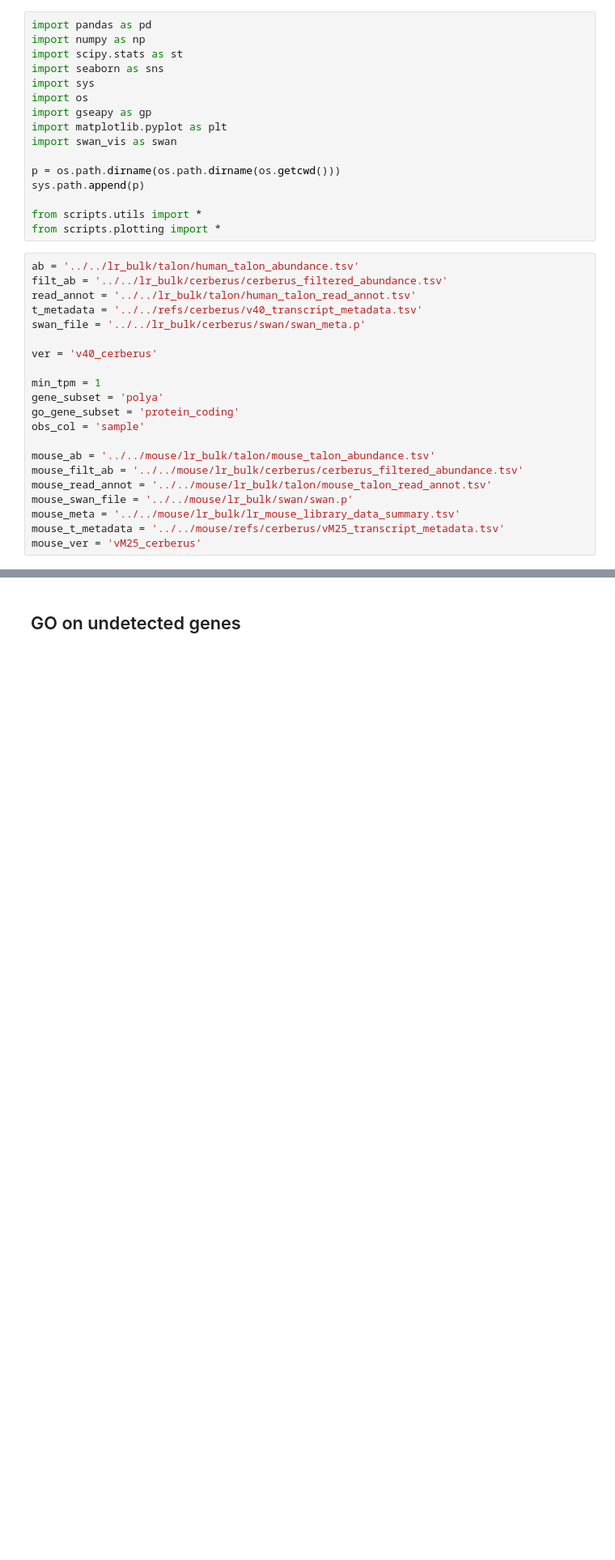
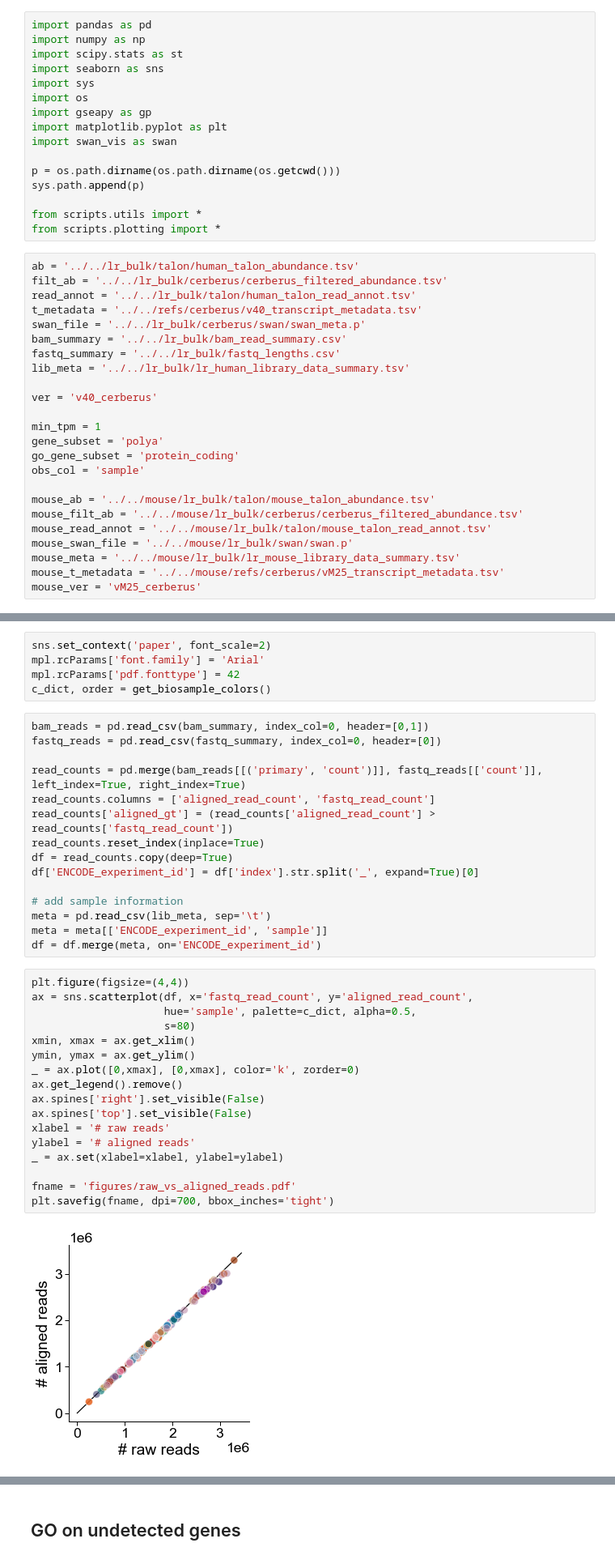
Before and after one commit to fairliereese/rnawg, a Jupyter notebook: figures/fig_s2_overview/fig_s2.ipynb, the cells around one changed output, grey strips where cells are left out. Shown at 81% size. Cells and saved outputs as stored; diff of their text form; blank space fills up the shorter version.

Commit message:
update w/ qc plots

```diff
--- a/figures/fig_s2_overview/fig_s2.ipynb
+++ b/figures/fig_s2_overview/fig_s2.ipynb
@@ -20,6 +20,9 @@ filt_ab = '../../lr_bulk/cerberus/cerberus_filtered_abundance.tsv'
 read_annot = '../../lr_bulk/talon/human_talon_read_annot.tsv'
 t_metadata = '../../refs/cerberus/v40_transcript_metadata.tsv'
 swan_file = '../../lr_bulk/cerberus/swan/swan_meta.p'
+bam_summary = '../../lr_bulk/bam_read_summary.csv'
+fastq_summary = '../../lr_bulk/fastq_lengths.csv'
+lib_meta = '../../lr_bulk/lr_human_library_data_summary.tsv'
 
 ver = 'v40_cerberus'
 
@@ -37,0 +43,39 @@ mouse_ver = 'vM25_cerberus'
+# %%
+sns.set_context('paper', font_scale=2)
+mpl.rcParams['font.family'] = 'Arial'
+mpl.rcParams['pdf.fonttype'] = 42
+c_dict, order = get_biosample_colors()
+# %%
+bam_reads = pd.read_csv(bam_summary, index_col=0, header=[0,1])
+fastq_reads = pd.read_csv(fastq_summary, index_col=0, header=[0])
+
+read_counts = pd.merge(bam_reads[[('primary', 'count')]], fastq_reads[['count']], left_index=True, right_index=True)
+read_counts.columns = ['aligned_read_count', 'fastq_read_count']
+read_counts['aligned_gt'] = (read_counts['aligned_read_count'] > read_counts['fastq_read_count'])
+read_counts.reset_index(inplace=True)
+df = read_counts.copy(deep=True)
+df['ENCODE_experiment_id'] = df['index'].str.split('_', expand=True)[0]
+
+# add sample information
+meta = pd.read_csv(lib_meta, sep='\t')
+meta = meta[['ENCODE_experiment_id', 'sample']]
+df = df.merge(meta, on='ENCODE_experiment_id')
+# %%
+plt.figure(figsize=(4,4))
+ax = sns.scatterplot(df, x='fastq_read_count', y='aligned_read_count',
+                     hue='sample', palette=c_dict, alpha=0.5,
+                     s=80)
+xmin, xmax = ax.get_xlim()
+ymin, ymax = ax.get_ylim()
+_ = ax.plot([0,xmax], [0,xmax], color='k', zorder=0)
+ax.get_legend().remove()
+ax.spines['right'].set_visible(False)
+ax.spines['top'].set_visible(False)
+xlabel = '# raw reads'
+ylabel = '# aligned reads'
+_ = ax.set(xlabel=xlabel, ylabel=ylabel)
+
+fname = 'figures/raw_vs_aligned_reads.pdf'
+plt.savefig(fname, dpi=700, bbox_inches='tight')
+# %% [output]
+[figure, added]
```
Also changed, not shown: parts of 3 cells of this notebook.
